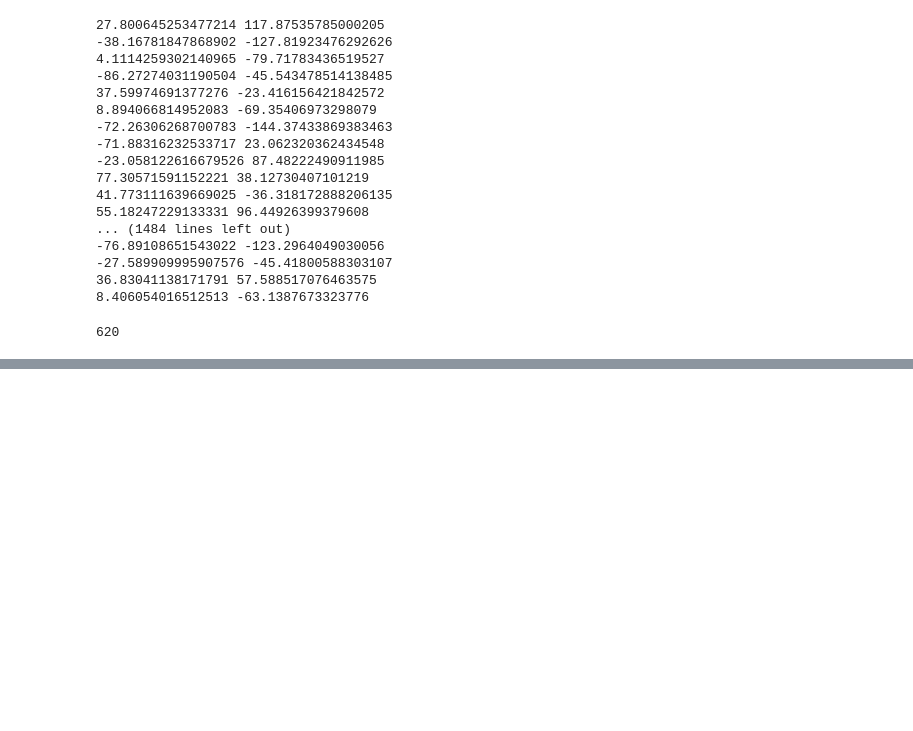
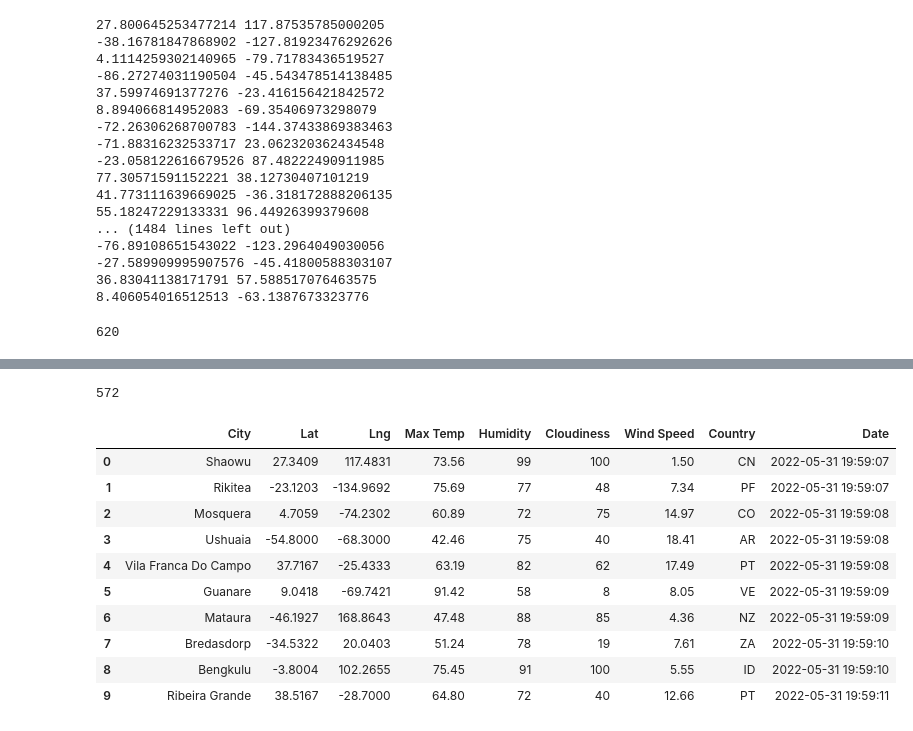
Before and after one commit to W-Kohlbeck/World_Weather_Analysis, a Jupyter notebook: WeatherPy.ipynb, the cells around one changed output, grey strips where cells are left out. Cells and saved outputs as stored; diff of their text form; code cells hidden in the pictures; blank space fills up the shorter version.

Commit message:
Adding completed city_data_df

```diff
--- a/WeatherPy.ipynb
+++ b/WeatherPy.ipynb
@@ -53,0 +64,3 @@ len(cities)
+# %%
+# Starting URL for Weather Map API Call.
+url = "http://api.openweathermap.org/data/2.5/weather?units=Imperial&APPID=" + weather_api_key
@@ -53,0 +147,20 @@ len(cities)
+# %%
+len(city_data)
+# %% [output]
+572
+# %%
+# Convert the array of dictionaries to a Pandas DataFrame.
+city_data_df = pd.DataFrame(city_data)
+city_data_df.head(10)
+# %% [output]
+|  | City | Lat | Lng | Max Temp | Humidity | Cloudiness | Wind Speed | Country | Date |
+| 0 | Shaowu | 27.3409 | 117.4831 | 73.56 | 99 | 100 | 1.50 | CN | 2022-05-31 19:59:07 |
+| 1 | Rikitea | -23.1203 | -134.9692 | 75.69 | 77 | 48 | 7.34 | PF | 2022-05-31 19:59:07 |
+| 2 | Mosquera | 4.7059 | -74.2302 | 60.89 | 72 | 75 | 14.97 | CO | 2022-05-31 19:59:08 |
+| 3 | Ushuaia | -54.8000 | -68.3000 | 42.46 | 75 | 40 | 18.41 | AR | 2022-05-31 19:59:08 |
+| 4 | Vila Franca Do Campo | 37.7167 | -25.4333 | 63.19 | 82 | 62 | 17.49 | PT | 2022-05-31 19:59:08 |
+| 5 | Guanare | 9.0418 | -69.7421 | 91.42 | 58 | 8 | 8.05 | VE | 2022-05-31 19:59:09 |
+| 6 | Mataura | -46.1927 | 168.8643 | 47.48 | 88 | 85 | 4.36 | NZ | 2022-05-31 19:59:09 |
+| 7 | Bredasdorp | -34.5322 | 20.0403 | 51.24 | 78 | 19 | 7.61 | ZA | 2022-05-31 19:59:10 |
+| 8 | Bengkulu | -3.8004 | 102.2655 | 75.45 | 91 | 100 | 5.55 | ID | 2022-05-31 19:59:10 |
+| 9 | Ribeira Grande | 38.5167 | -28.7000 | 64.80 | 72 | 40 | 12.66 | PT | 2022-05-31 19:59:11 |
```
Also changed, not shown: parts of 4 cells of this notebook.
